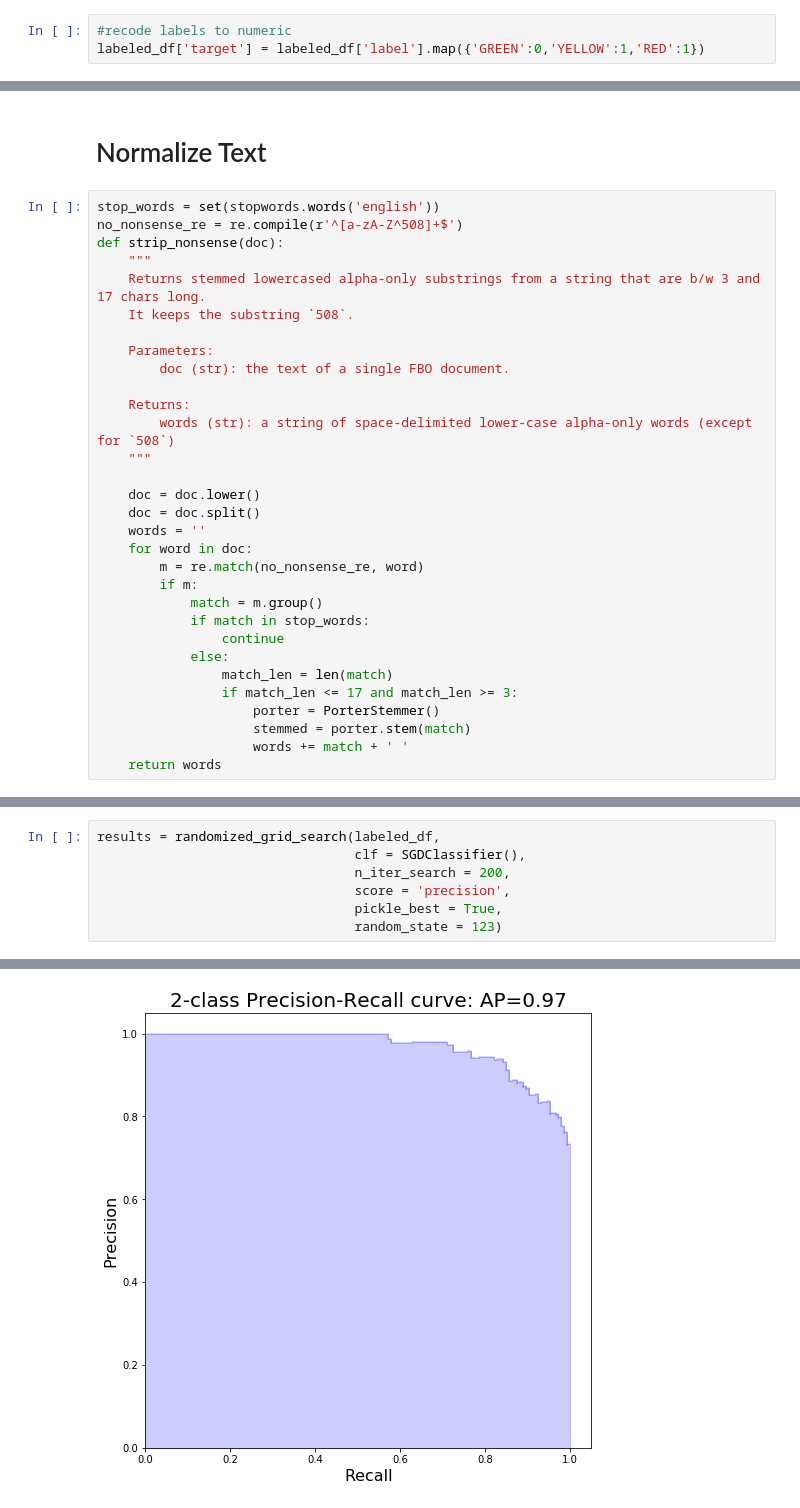
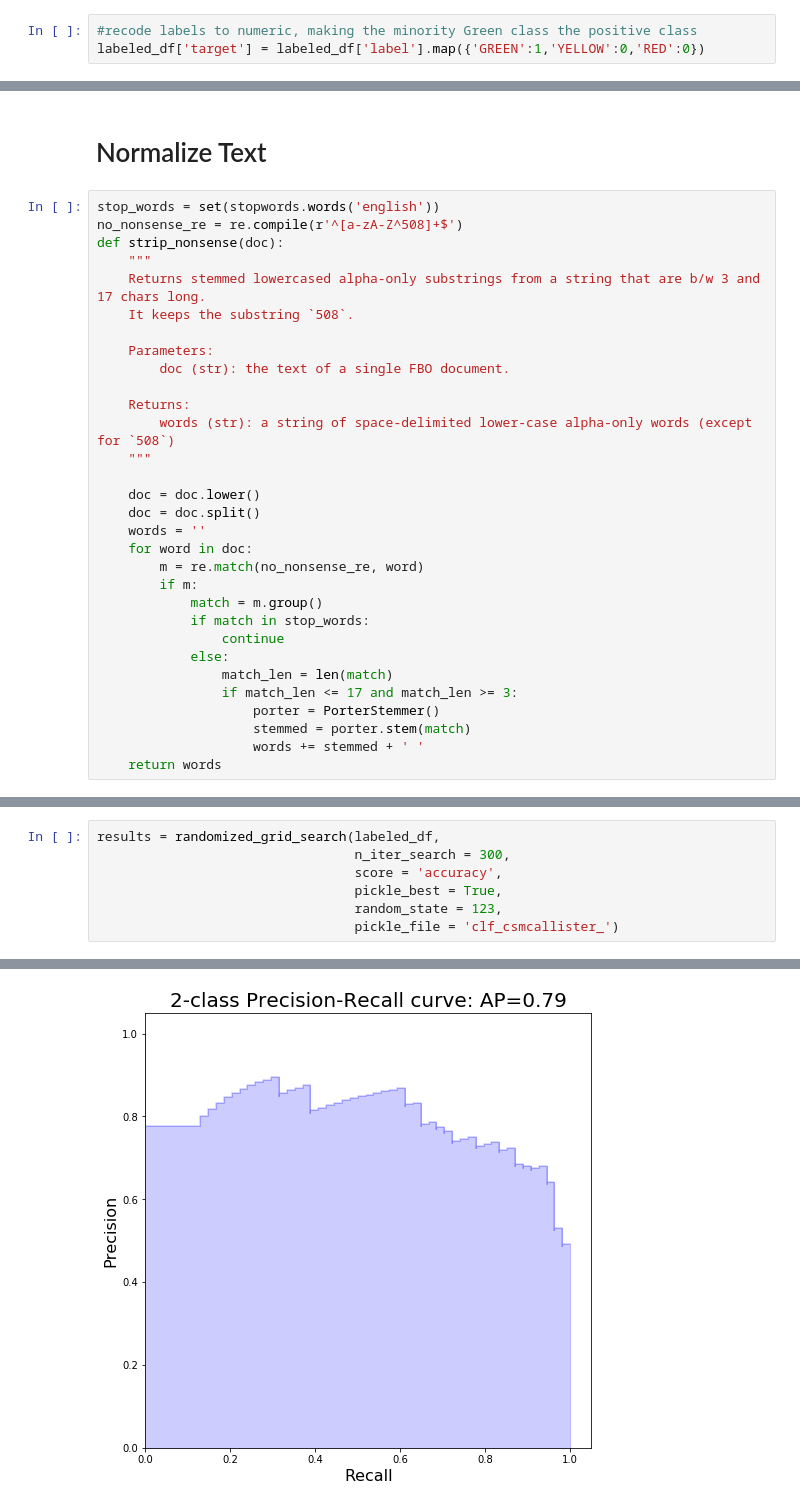
Before and after one commit to GSA/srt-fbo-scraper, a Jupyter notebook: eda/eda_csmcallister.ipynb, the cells around one changed output, grey strips where cells are left out. Cells and saved outputs as stored; diff of their text form.

```diff
--- a/eda/eda_csmcallister.ipynb
+++ b/eda/eda_csmcallister.ipynb
@@ -69,6 +69,6 @@ labeled_df.head()
 # %%
-#recode labels to numeric
-labeled_df['target'] = labeled_df['label'].map({'GREEN':0,'YELLOW':1,'RED':1})
+#recode labels to numeric, making the minority Green class the positive class
+labeled_df['target'] = labeled_df['label'].map({'GREEN':1,'YELLOW':0,'RED':0})
 # %% [markdown]
 # EDA
 # %%
@@ -120,6 +138,6 @@ def strip_nonsense(doc):
                 if match_len <= 17 and match_len >= 3:
                     porter = PorterStemmer()
                     stemmed = porter.stem(match)
-                    words += match + ' '
+                    words += stemmed + ' '
     return words
 # %%
@@ -401,8 +441,8 @@ def randomized_grid_search(df, clf=SGDClassifier(), n_iter_search = 500, score='
 # %%
 results = randomized_grid_search(labeled_df,
-                                 clf = SGDClassifier(),
-                                 n_iter_search = 200,
-                                 score = 'precision',
+                                 n_iter_search = 300,
+                                 score = 'accuracy',
                                  pickle_best = True,
-                                 random_state = 123)
+                                 random_state = 123,
+                                 pickle_file = 'clf_csmcallister_')
 # %% [output]
@@ -433 +474 @@ AUC of ROC:  0.9043
-[figure, old version]
+[figure, new version]
```
Also changed, not shown: parts of 19 cells of this notebook, 1 other file.
